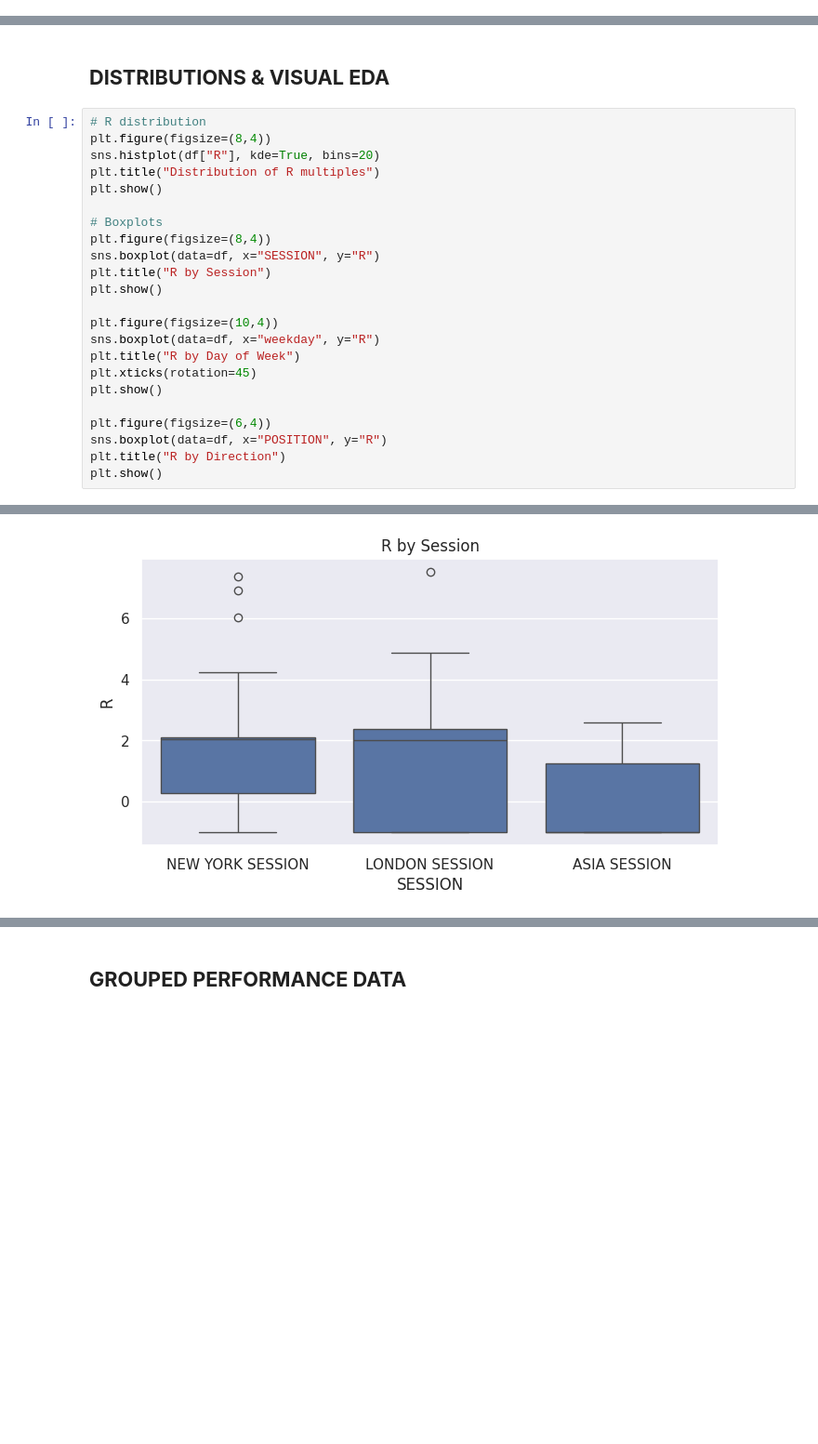
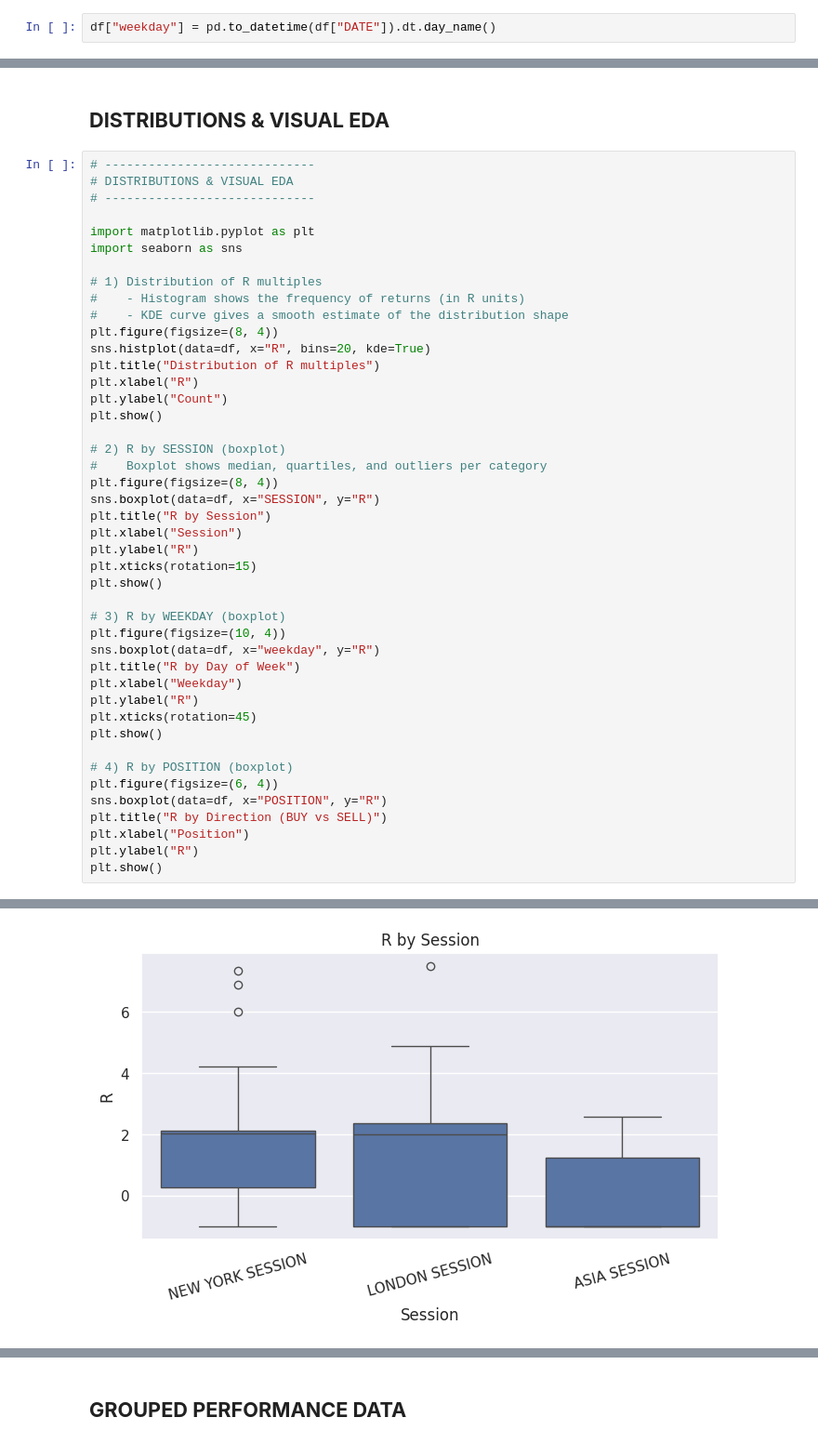
Before and after one commit to CodeAlamin2024/DataScience-Project, a Jupyter notebook: DSA210_CRT_PROJECT.ipynb, the cells around one changed output, grey strips where cells are left out. Shown at 93% size. Cells and saved outputs as stored; diff of their text form; blank space fills up the shorter version.

```diff
--- a/DSA210_CRT_PROJECT.ipynb
+++ b/DSA210_CRT_PROJECT.ipynb
@@ -194,0 +201,2 @@ Max Drawdown (R): -3.0
+# %%
+df["weekday"] = pd.to_datetime(df["DATE"]).dt.day_name()
@@ -195,29 +236,50 @@ Max Drawdown (R): -3.0
 # %% [markdown]
 ## **DISTRIBUTIONS & VISUAL EDA**
 # %%
-# R distribution
-plt.figure(figsize=(8,4))
-sns.histplot(df["R"], kde=True, bins=20)
+# -----------------------------
+# DISTRIBUTIONS & VISUAL EDA
+# -----------------------------
+
+import matplotlib.pyplot as plt
+import seaborn as sns
+
+# 1) Distribution of R multiples
+#    - Histogram shows the frequency of returns (in R units)
+#    - KDE curve gives a smooth estimate of the distribution shape
+plt.figure(figsize=(8, 4))
+sns.histplot(data=df, x="R", bins=20, kde=True)
 plt.title("Distribution of R multiples")
+plt.xlabel("R")
+plt.ylabel("Count")
 plt.show()
 
-# Boxplots
-plt.figure(figsize=(8,4))
+# 2) R by SESSION (boxplot)
+#    Boxplot shows median, quartiles, and outliers per category
+plt.figure(figsize=(8, 4))
 sns.boxplot(data=df, x="SESSION", y="R")
 plt.title("R by Session")
+plt.xlabel("Session")
+plt.ylabel("R")
+plt.xticks(rotation=15)
 plt.show()
 
-plt.figure(figsize=(10,4))
+# 3) R by WEEKDAY (boxplot)
+plt.figure(figsize=(10, 4))
 sns.boxplot(data=df, x="weekday", y="R")
 plt.title("R by Day of Week")
+plt.xlabel("Weekday")
+plt.ylabel("R")
 plt.xticks(rotation=45)
 plt.show()
 
-plt.figure(figsize=(6,4))
+# 4) R by POSITION (boxplot)
+plt.figure(figsize=(6, 4))
 sns.boxplot(data=df, x="POSITION", y="R")
-plt.title("R by Direction")
+plt.title("R by Direction (BUY vs SELL)")
+plt.xlabel("Position")
+plt.ylabel("R")
 plt.show()
 # %% [output]
 [figure]
-[figure, old version]
+[figure, new version]
 [figure]
```
Also changed, not shown: parts of 42 cells of this notebook.
